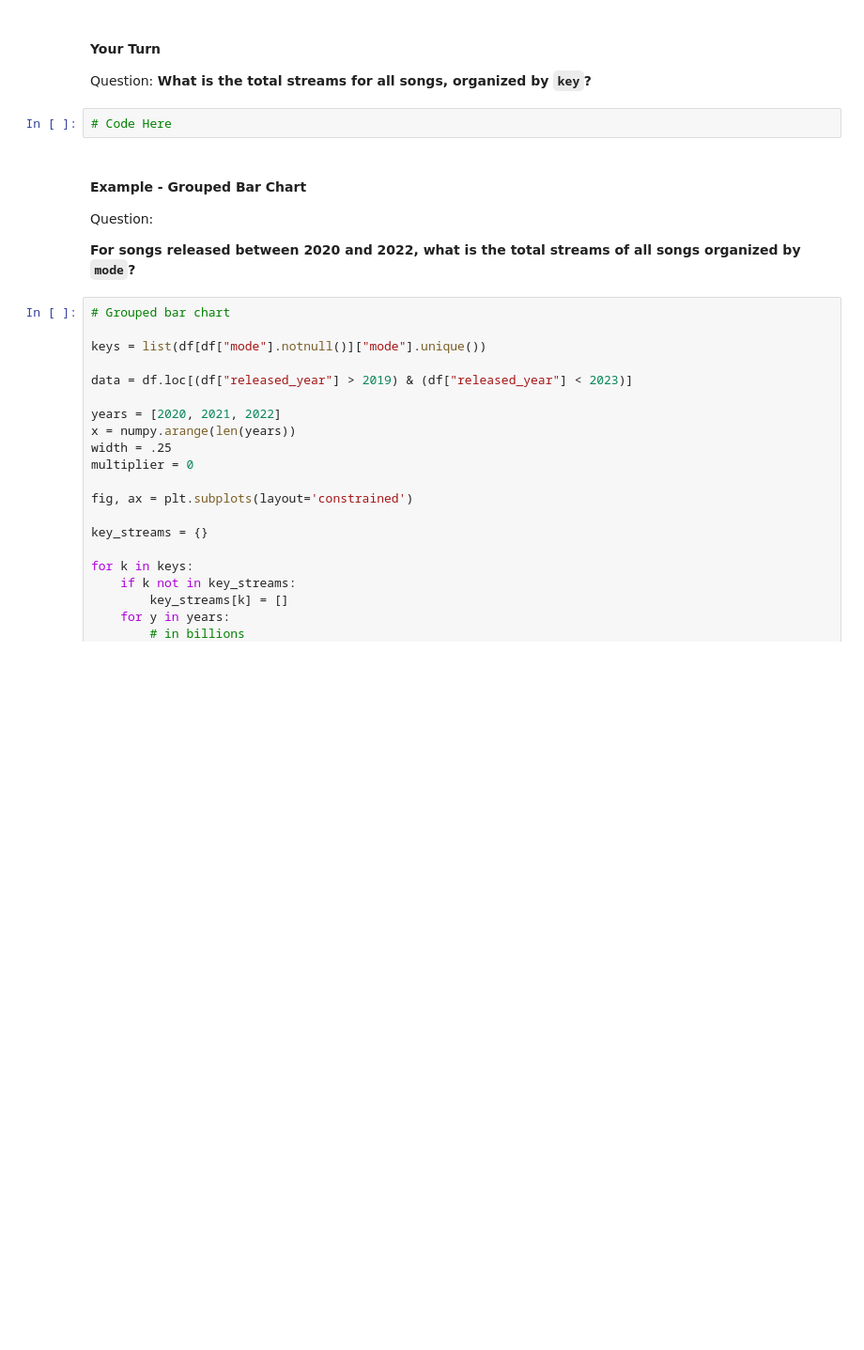
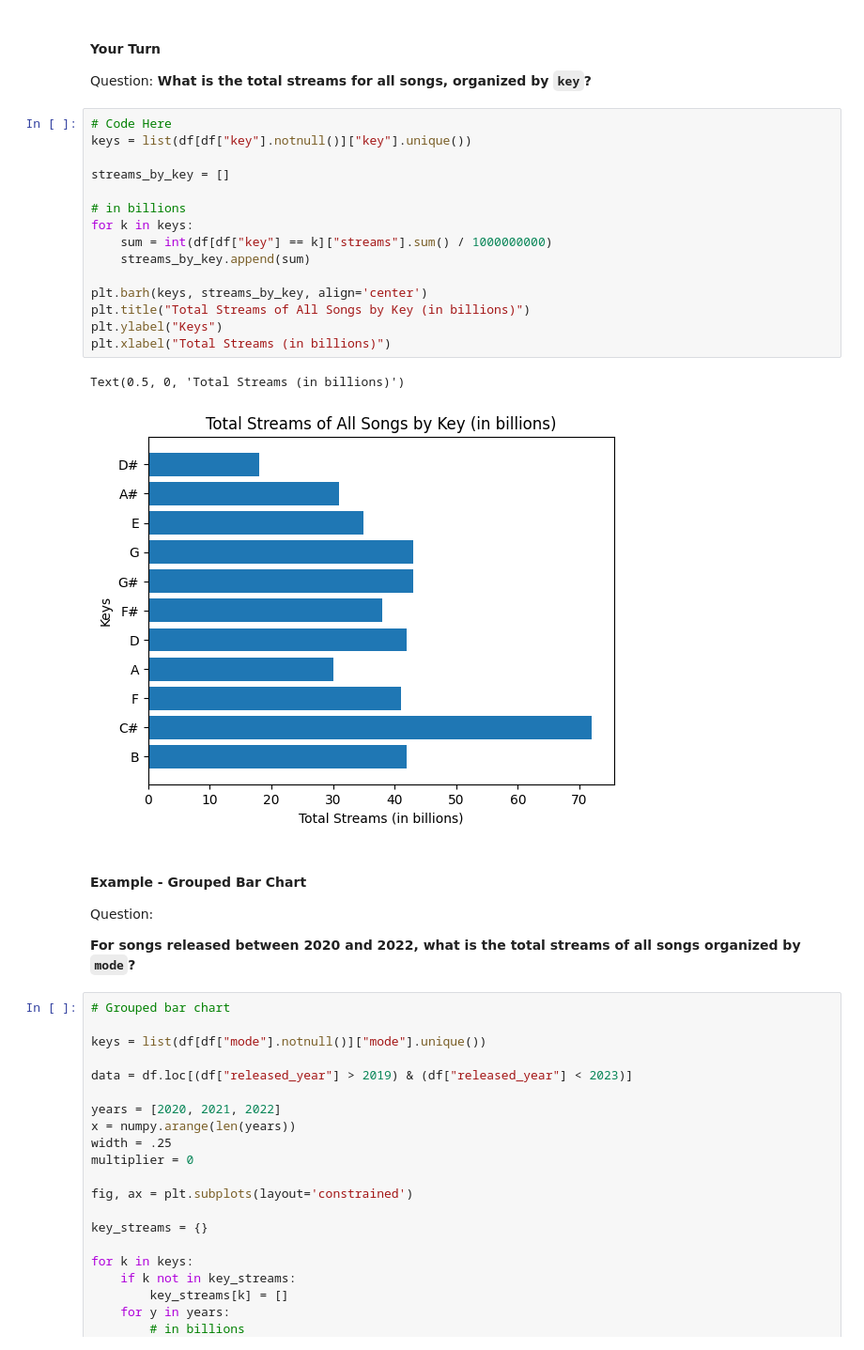
Before and after one commit to DataLore777/data-analysis-projects-class-19-and-20, a Jupyter notebook: class-19/exercises/data-viz-exercises.ipynb, the cells around one changed output. Shown at 94% size. Cells and saved outputs as stored; diff of their text form; blank space fills up the shorter version.

```diff
--- a/class-19/exercises/data-viz-exercises.ipynb
+++ b/class-19/exercises/data-viz-exercises.ipynb
@@ -261,8 +265,24 @@ plt.xlabel("Total Streams (in billions)")
 
 Question:
 **What is the total streams for all songs, organized by `key`?**
-# %%
-# Code Here
+# %%
+# Code Here
+keys = list(df[df["key"].notnull()]["key"].unique())
+
+streams_by_key = []
+
+# in billions
+for k in keys:
+	sum = int(df[df["key"] == k]["streams"].sum() / 1000000000)
+	streams_by_key.append(sum)
+
+plt.barh(keys, streams_by_key, align='center')
+plt.title("Total Streams of All Songs by Key (in billions)")
+plt.ylabel("Keys")
+plt.xlabel("Total Streams (in billions)")
+# %% [output]
+Text(0.5, 0, 'Total Streams (in billions)')
+[figure, added]
 # %% [markdown]
 #### Example - Grouped Bar Chart
 
```
Also changed, not shown: parts of 11 cells of this notebook.
